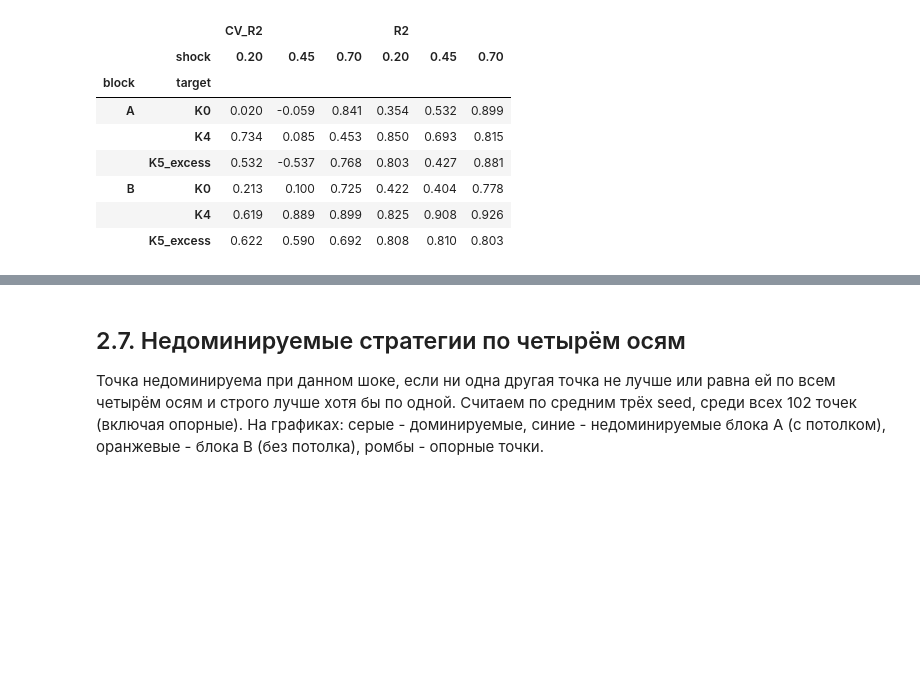
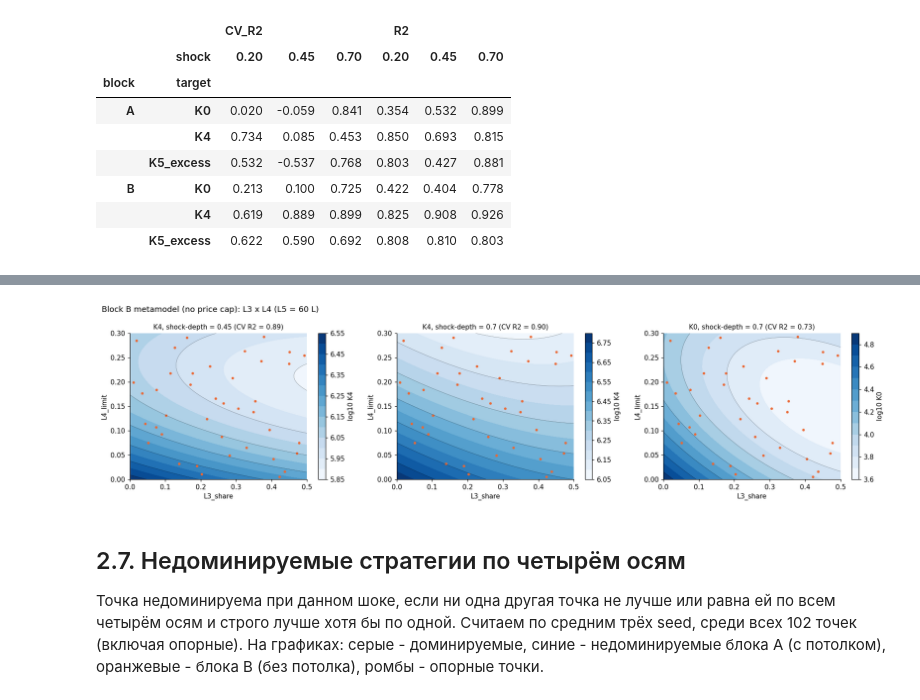
Before and after one commit to adsm1rnov/netlogo-experiment, a Jupyter notebook: 02_levels.ipynb, the cells around one changed output, grey strips where cells are left out. Saved outputs shown, nothing was run; the diff lists cells and outputs as text; code cells hidden in the pictures; blank space fills up the shorter version.

```diff
--- a/02_levels.ipynb
+++ b/02_levels.ipynb
@@ -424,3 +602,11 @@ draw_slices("B", "L3_share", "L4_limit", {"L5_liters": 70},
+# %%
+# Block B - Quality reduction L3 × Import limit L4
+# CV R² = 0.89, 0.90 and  0.73
+draw_slices("B", "L3_share", "L4_limit", {"L5_liters": 60},
+            [(0.45, "K4"), (0.7, "K4"), (0.7, "K0")],
+            "Block B metamodel (no price cap): L3 x L4 (L5 = 60 L)")
+# %% [output]
+[figure, added]
 # %% [markdown]
 ## 2.7. Недоминируемые стратегии по четырём осям
 
```
Also changed, not shown: parts of 19 cells of this notebook.
